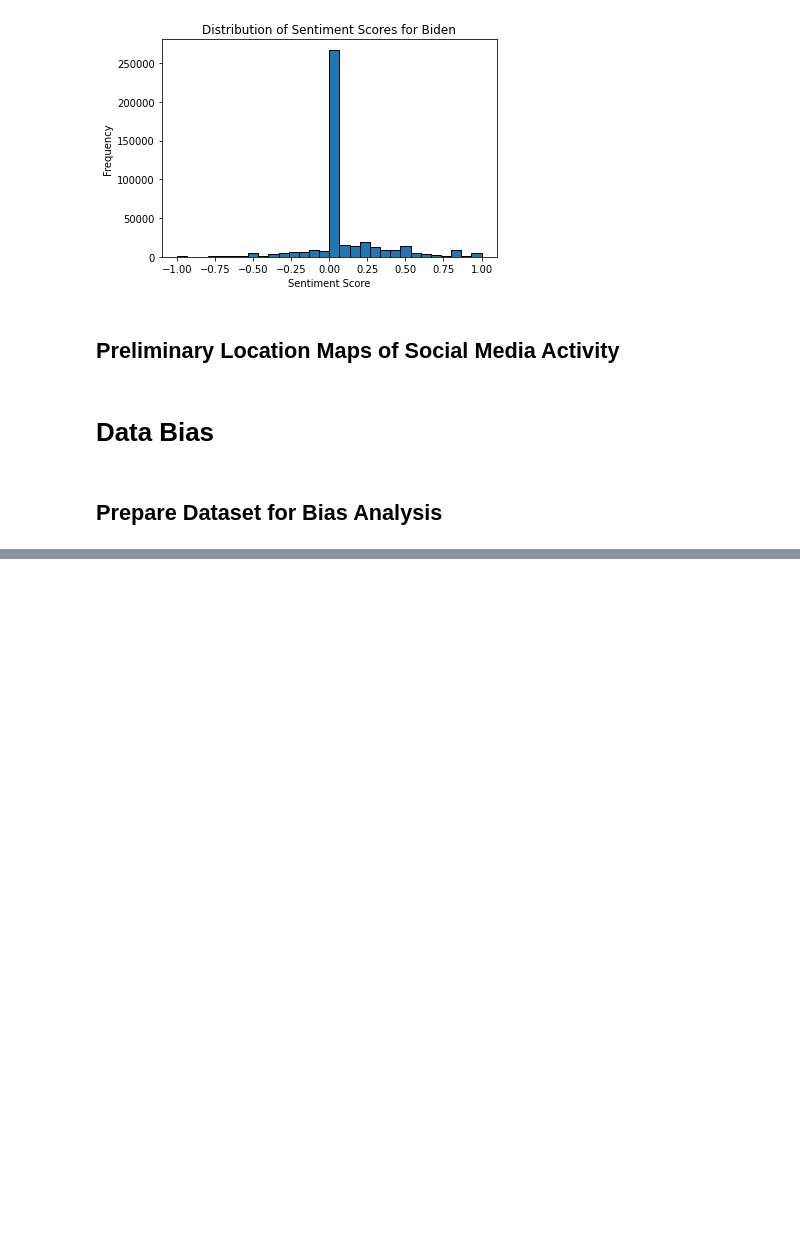
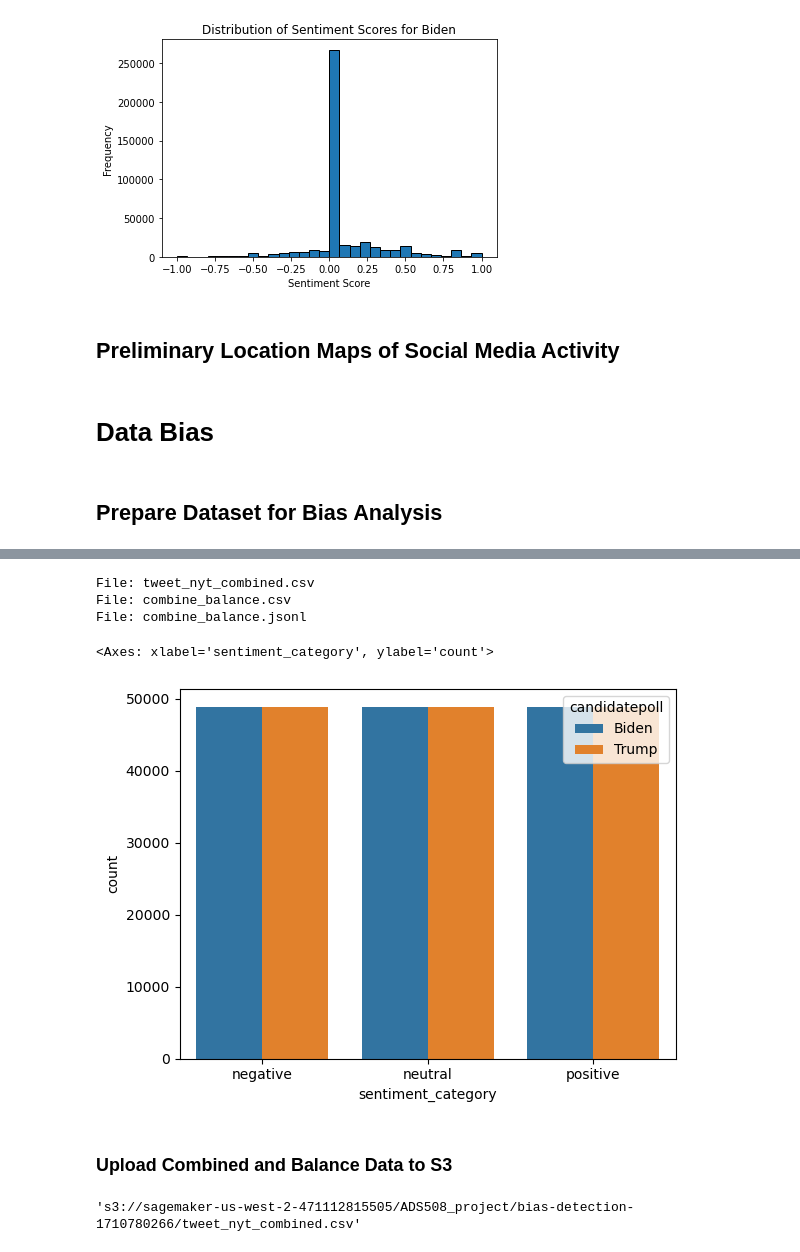
Before and after one commit to cfitzpatrick89/ADS508_GroupProject, a Jupyter notebook: EDA.ipynb, the cells around one changed output, grey strips where cells are left out. Drawn from its saved outputs; the diff is of its cells as text; code cells hidden in the pictures; blank space fills up the shorter version.

```diff
--- a/EDA.ipynb
+++ b/EDA.ipynb
@@ -833,0 +826,20 @@ df.head(5)
+# %%
+# chatgpt
+# list folder
+import os
+
+# Get the current working directory
+current_directory = "/home/sagemaker-user/ADS508_GroupProject"
+spec_dir = "/home/sagemaker-user/ADS508_GroupProject/data-clarify"
+
+# List the contents of the directory
+for item in os.listdir(spec_dir):
+    full_path = os.path.join(spec_dir, item)
+    if os.path.isdir(full_path):
+        print(f"Directory: {item}")
+    else:
+        print(f"File: {item}")
+# %% [output]
+File: tweet_nyt_combined.csv
+File: combine_balance.csv
+File: combine_balance.jsonl
@@ -834,7 +850,13 @@ df.head(5)
 # %%
 # Balance the Dataset by candidate and Sentiment score
-df_grouped_by = df.groupby(["candidatepoll", "sentiment_category"])[["candidatepoll", "sentiment_category"]]
+import matplotlib.pyplot as plt
+import seaborn as sns
+
+df_grouped_by = df_combined.groupby(["candidatepoll", "sentiment_category"])[["candidatepoll", "sentiment_category"]]
 df_balanced = df_grouped_by.apply(lambda x: x.sample(df_grouped_by.size().min()).reset_index(drop=True))
 df_balanced.shape
 
 sns.countplot(data=df_balanced, x="sentiment_category", hue="candidatepoll")
+# %% [output]
+<Axes: xlabel='sentiment_category', ylabel='count'>
+[figure, added]
@@ -840,0 +869,12 @@ sns.countplot(data=df_balanced, x="sentiment_category", hue="candidatepoll")
+# %% [markdown]
+### Upload Combined and Balance Data to S3
+# %%
+# Create folder for specific timestamp
+import time
+
+timestamp = int(time.time())
+
+bias_data_s3_uri = sess.upload_data(bucket=bucket, key_prefix="ADS508_project/bias-detection-{}".format(timestamp), path=path)
+bias_data_s3_uri
+# %% [output]
+'s3://sagemaker-us-west-2-471112815505/ADS508_project/bias-detection-1710780266/tweet_nyt_combined.csv'
```
Also changed, not shown: parts of 59 cells of this notebook.
